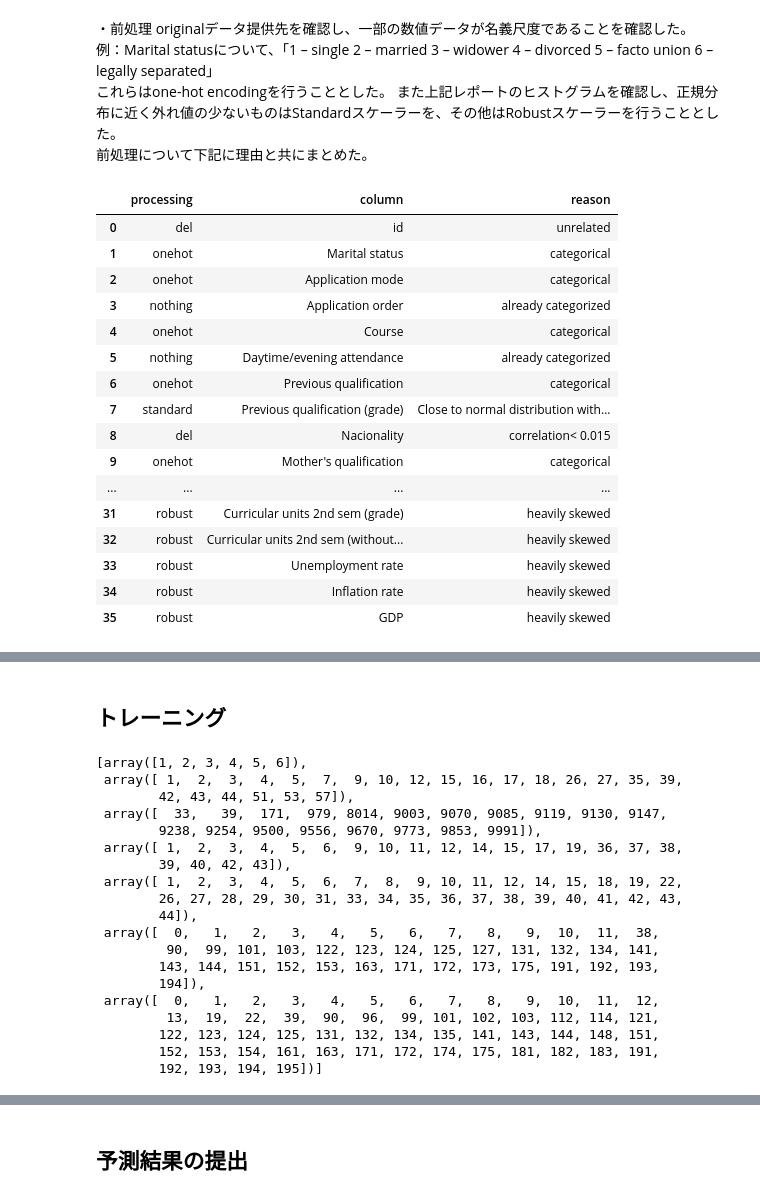
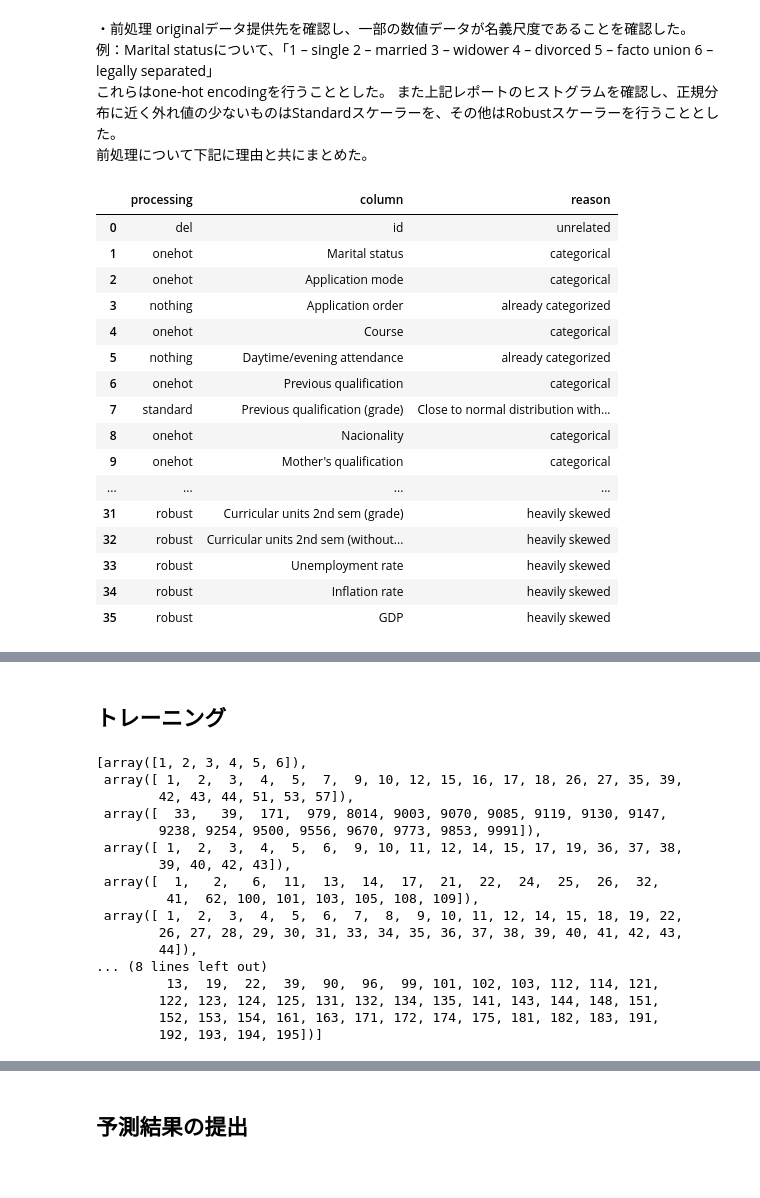
Before and after one commit to sayaka513/kaggle_academic_success, a Jupyter notebook: academic_success_classification_latest.ipynb, the cells around one changed output, grey strips where cells are left out. Cells and saved outputs as stored; diff of their text form; code cells hidden in the pictures.

```diff
--- a/academic_success_classification_latest.ipynb
+++ b/academic_success_classification_latest.ipynb
@@ -247,24 +243,24 @@ originalデータ提供先を確認し、一部の数値データが名義尺度
 前処理について下記に理由と共にまとめた。
 # %%
 processing_dict = {
-    'processing': ['del', 'onehot', 'onehot', 'nothing', 'onehot', 'nothing', 'onehot', 'standard', 'del', 'onehot', 'del', 'onehot', 'onehot', 'standard', 'nothing', 'del', 'nothing', 'nothing', 'nothing', 'nothing', 'robust', 'del', 'robust', 'robust', 'robust', 'robust', 'robust', 'robust', 'robust', 'robust', 'robust', 'robust', 'robust', 'robust', 'robust', 'robust'],
+    'processing': ['del', 'onehot', 'onehot', 'nothing', 'onehot', 'nothing', 'onehot', 'standard', 'onehot', 'onehot', 'onehot', 'onehot', 'onehot', 'standard', 'nothing', 'del', 'nothing', 'nothing', 'nothing', 'nothing', 'robust', 'del', 'robust', 'robust', 'robust', 'robust', 'robust', 'robust', 'robust', 'robust', 'robust', 'robust', 'robust', 'robust', 'robust', 'robust'],
     'column': ['id', 'Marital status', 'Application mode', 'Application order', 'Course', 'Daytime/evening attendance', 'Previous qualification', 'Previous qualification (grade)', 'Nacionality', "Mother's qualification", "Father's qualification", "Mother's occupation", "Father's occupation", 'Admission grade', 'Displaced', 'Educational special needs', 'Debtor', 'Tuition fees up to date', 'Gender', 'Scholarship holder', 'Age at enrollment', 'International', 'Curricular units 1st sem (enrolled)', 'Curricular units 1st sem (evaluations)', 'Curricular units 1st sem (approved)', 'Curricular units 1st sem (grade)', 'Curricular units 1st sem (without evaluations)', 'Curricular units 2nd sem (credited)', 'Curricular units 2nd sem (enrolled)', 'Curricular units 2nd sem (evaluations)', 'Curricular units 2nd sem (approved)', 'Curricular units 2nd sem (grade)', 'Curricular units 2nd sem (without evaluations)', 'Unemployment rate', 'Inflation rate', 'GDP'],
-    'reason': ['unrelated', 'categorical', 'categorical', 'already categorized', 'categorical', 'already categorized', 'categorical', 'Close to normal distribution with no large outliers', 'correlation< 0.015', 'categorical', 'correlation< 0.015', 'categorical', 'categorical', 'Close to normal distribution with no large outliers', 'already categorized', 'correlation< 0.015', 'already categorized', 'already categorized', 'already categorized', 'already categorized', 'heavily skewed', 'correlation< 0.015', 'heavily skewed', 'heavily skewed', 'heavily skewed', 'heavily skewed', 'heavily skewed', 'heavily skewed', 'heavily skewed', 'heavily skewed', 'heavily skewed', 'heavily skewed', 'heavily skewed', 'heavily skewed', 'heavily skewed', 'heavily skewed']
+    'reason': ['unrelated', 'categorical', 'categorical', 'already categorized', 'categorical', 'already categorized', 'categorical', 'Close to normal distribution with no large outliers', 'categorical', 'categorical', 'categorical', 'categorical', 'categorical', 'Close to normal distribution with no large outliers', 'already categorized', 'correlation< 0.002', 'already categorized', 'already categorized', 'already categorized', 'already categorized', 'heavily skewed', 'correlation< 0.002', 'heavily skewed', 'heavily skewed', 'heavily skewed', 'heavily skewed', 'heavily skewed', 'heavily skewed', 'heavily skewed', 'heavily skewed', 'heavily skewed', 'heavily skewed', 'heavily skewed', 'heavily skewed', 'heavily skewed', 'heavily skewed']
 }
 
 processing_df = pd.DataFrame(processing_dict)
 processing_df
 # %% [output]
 |  | processing | column | reason |
 | 0 | del | id | unrelated |
 | 1 | onehot | Marital status | categorical |
 | 2 | onehot | Application mode | categorical |
 | 3 | nothing | Application order | already categorized |
 | 4 | onehot | Course | categorical |
 | 5 | nothing | Daytime/evening attendance | already categorized |
 | 6 | onehot | Previous qualification | categorical |
 | 7 | standard | Previous qualification (grade) | Close to normal distribution with... |
-| 8 | del | Nacionality | correlation< 0.015 |
+| 8 | onehot | Nacionality | categorical |
 | 9 | onehot | Mother's qualification | categorical |
 | ... | ... | ... | ... |
 | 31 | robust | Curricular units 2nd sem (grade) | heavily skewed |
@@ -312,14 +308,12 @@ all_categories
         9238, 9254, 9500, 9556, 9670, 9773, 9853, 9991]),
  array([ 1,  2,  3,  4,  5,  6,  9, 10, 11, 12, 14, 15, 17, 19, 36, 37, 38,
         39, 40, 42, 43]),
+ array([  1,   2,   6,  11,  13,  14,  17,  21,  22,  24,  25,  26,  32,
+         41,  62, 100, 101, 103, 105, 108, 109]),
  array([ 1,  2,  3,  4,  5,  6,  7,  8,  9, 10, 11, 12, 14, 15, 18, 19, 22,
         26, 27, 28, 29, 30, 31, 33, 34, 35, 36, 37, 38, 39, 40, 41, 42, 43,
         44]),
- array([  0,   1,   2,   3,   4,   5,   6,   7,   8,   9,  10,  11,  38,
-         90,  99, 101, 103, 122, 123, 124, 125, 127, 131, 132, 134, 141,
-        143, 144, 151, 152, 153, 163, 171, 172, 173, 175, 191, 192, 193,
-        194]),
- array([  0,   1,   2,   3,   4,   5,   6,   7,   8,   9,  10,  11,  12,
+... (8 lines left out)
          13,  19,  22,  39,  90,  96,  99, 101, 102, 103, 112, 114, 121,
         122, 123, 124, 125, 131, 132, 134, 135, 141, 143, 144, 148, 151,
         152, 153, 154, 161, 163, 171, 172, 174, 175, 181, 182, 183, 191,
```
Also changed, not shown: parts of 23 cells of this notebook, 1 other file.
